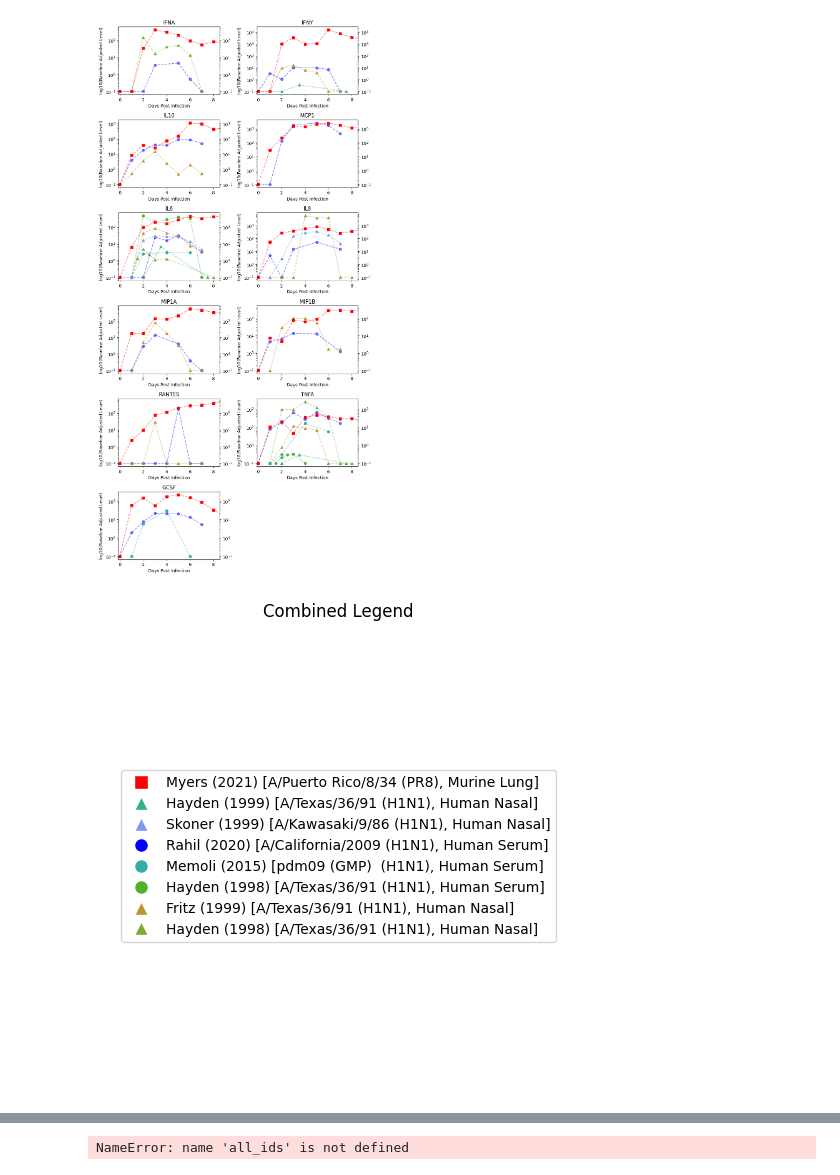
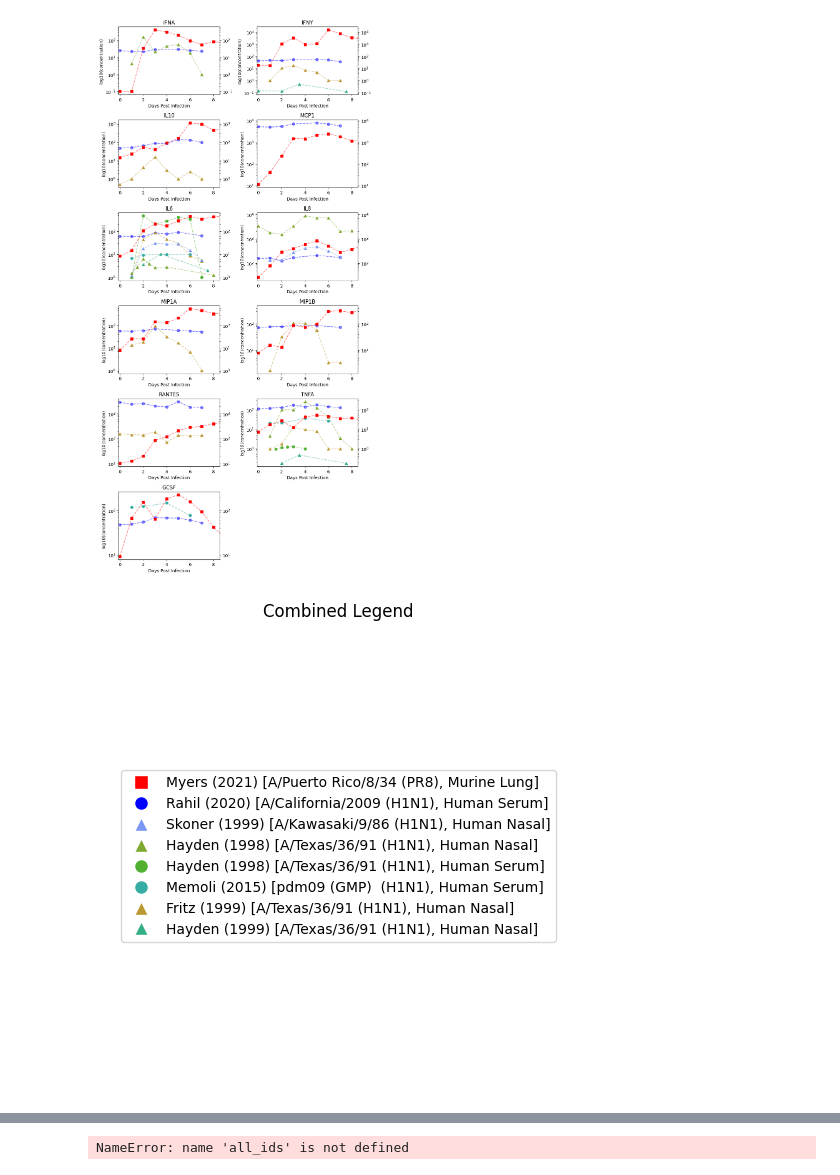
Before and after one commit to DoctorGoose/VirtualPatient, a Jupyter notebook: python/Patient_Generator.ipynb, the cells around one changed output, grey strips where cells are left out. Drawn from its saved outputs; the diff is of its cells as text; code cells hidden in the pictures.

```diff
--- a/python/Patient_Generator.ipynb
+++ b/python/Patient_Generator.ipynb
@@ -55,7 +56,7 @@ human_states = ['vRNA', 'V', 'TSS', 'OT', 'URS', 'LRS', 'SS', 'IFNA', 'IL6', 'IL
 df_Human_selected = df_Human[df_Human['State'].isin(human_states)]
 df_Human_selected = df_Human_selected[['DAY', 'State', 'Metric', 'Value', 'Sample', 'Source', 'Patients', 'Strain', 'HN', 'Condition']]
 # %%
-# Replace zeros with ones in the value column to handle log space
+# Viral Titer Plotting
 df_Human_selected['Value'] = df_Human_selected['Value'].replace(0, 1)
 
 # Function to create label based on condition
@@ -71,7 +72,10 @@ unique_combinations = df_Human_selected[['Source', 'Strain', 'HN', 'Condition']]
 all_combinations = unique_combinations.apply(create_label, axis=1)
 
 # Add Rahil (2020) to the combinations
-all_combinations = pd.concat([all_combinations, pd.Series('Rahil (2020)')])
+#all_combinations = pd.concat([all_combinations, pd.Series('Rahil (2020)')])
+
+# Add Myers (2021) to the combinations
+#all_combinations = pd.concat([all_combinations, pd.Series('Myers (2020)')])
 
 colors = sns.color_palette("husl", len(all_combinations))
 
@@ -82,7 +86,7 @@ fig, ax1 = plt.subplots(figsize=(12, 8))
 ax1.set_xlabel('Days Post Infection')
 ax1.set_ylabel('Virus Measurements (log scale)')
 ax1.set_yscale('log')
-ax1.set_ylim(10**0, 10**6)
+ax1.set_ylim(10**0, 10**7)
 
 for index, row in unique_combinations.iterrows():
     source, strain, HN, condition = row['Source'], row['Strain'], row['HN'], row['Condition']
@@ -122,12 +126,10 @@ for index, row in unique_combinations.iterrows():
     if not TCID50_data.empty:
         ax1.plot(TCID50_data['DAY'], TCID50_data['Value'], label=source_strain_condition, marker='o', color=combination_color[source_strain_condition], linestyle='--', alpha=0.5)
 # Plot Rahil vRNA data
-ax1.plot(df_Rahil_mean.index, df_Rahil_mean['V'], label='Rahil (2020) [A/California/2009 (H1N1)]', marker='^', color=combination_color['Rahil (2020)'], linestyle='--', alpha=0.5)
+ax1.plot(df_Rahil_mean.index, df_Rahil_mean['V'], label='Rahil (2020) [A/California/2009 (H1N1)]', marker='^', color='b', linestyle='--', alpha=0.5)
+ax1.plot(df_Murine_mean.index, df_Murine_mean['V'], label='Myers (2021) [A/Puerto Rico/8/34 (PR8), Murine Lung]', marker='o', color='r', linestyle='--', alpha=0.5)
 
-# Create a standalone legend
 handles, labels = ax1.get_legend_handles_labels()
-
-# Remove duplicates from handles and labels
 unique_handles_labels = dict(zip(labels, handles))
 labels, handles = zip(*unique_handles_labels.items())
 
@@ -180,7 +182,7 @@ additional_sources = []
 for source, sample in unique_sources.values:
     additional_sources.append((source, sample))
 
-def plot_state(state, ax1, ax2, legend_entries, normalize=False):
+def plot_state(state, ax1, ax2, legend_entries, normalize=False, background=False):
     murine_state = state
     if state == 'GCSF':
         murine_state = 'GMCSF'
@@ -193,6 +195,13 @@ def plot_state(state, ax1, ax2, legend_entries, normalize=False):
     else:
         rahil_scale = 1.0
         murine_scale = 1.0
+
+    if background:
+        rahil_back = df_Rahil_mean[state].iloc[0] if state in df_Rahil_mean.columns else 0.0
+        murine_back = df_Murine_mean[murine_state].iloc[0] if murine_state in df_Murine_mean.columns else 0.0
+    else:
+        rahil_back = 0.0
+        murine_back = 0.0
 
     # Plot Rahil data
     problematic_points = {
@@ -214,8 +223,8 @@ def plot_state(state, ax1, ax2, legend_entries, normalize=False):
         return df_filtered
 
     df_working = filter_problematic_points(df_Rahil_mean, state)
-    ax1.scatter(df_working.index, np.maximum(df_working[state] - rahil_scale, 0.1), label='Rahil (2020)', color='blue', alpha=0.5, marker='o')
-    ax1.plot(df_working.index, np.maximum(df_working[state] - rahil_scale, 0.1), color='blue', linestyle='--', alpha=0.5)
+    ax1.scatter(df_working.index, np.maximum((df_working[state] - rahil_back), 0.1)/rahil_scale, label='Rahil (2020)', color='blue', alpha=0.5, marker='o')
+    ax1.plot(df_working.index, np.maximum(df_working[state] - rahil_back, 0.1)/rahil_scale, color='blue', linestyle='--', alpha=0.5)
     legend_entries.add(('Rahil (2020) [A/California/2009 (H1N1), Human Serum]', 'o', 'blue'))
 
     # Plot Human data
@@ -232,10 +241,15 @@ def plot_state(state, ax1, ax2, legend_entries, normalize=False):
             if normalize and state != 'CD8TE':
                 human_scale = human_data['Value'].iloc[0]
             else:
-                human_scale = 0.0
+                human_scale = 1.0
 
-            ax1.scatter(human_data['DAY'], np.maximum(human_data['Value'] - human_scale, 0.1), label=label, marker=marker, color=color)
-            ax1.plot(human_data['DAY'], np.maximum(human_data['Value'] - human_scale, 0.1), linestyle='--', color=color, alpha=0.5)
+            if background and state != 'CD8TE':
+                human_back = human_data['Value'].iloc[0]
+            else:
+                human_back = 0.0
+
+            ax1.scatter(human_data['DAY'], np.maximum(human_data['Value'] - human_back, 0.1)/human_scale, label=label, marker=marker, color=color)
+            ax1.plot(human_data['DAY'], np.maximum(human_data['Value'] - human_back, 0.1)/human_scale, linestyle='--', color=color, alpha=0.5)
             legend_entries.add((label, marker, color))
 
     # Plot Murine data
@@ -246,42 +260,40 @@ def plot_state(state, ax1, ax2, legend_entries, normalize=False):
 
 states = ['IFNA', 'IFNY', 'IL10', 'MCP1', 'IL6', 'IL8', 'MIP1A', 'MIP1B', 'RANTES', 'TNFA', 'GCSF']
 legend_entries = set()
-
-# Calculate the number of subplots needed
 num_states = len(states)
 ncols = 2
 nrows = int(np.ceil(num_states / ncols))
 fig, axes = plt.subplots(nrows, ncols, figsize=(9, 18))
 axes = axes.flatten()
 
 for idx, state in enumerate(states):
     ax1 = axes[idx]
     ax2 = ax1.twinx()
     ax1.set_xlabel('Days Post Infection')
     ax1.set_xlim([-0.1, 8.5])
-    ax1.set_ylabel('log10(Baseline Adjusted Level)')
+    ax1.set_ylabel('log10(concentration)')
     ax1.set_yscale('log')
-    plot_state(state, ax1, ax2, legend_entries, normalize=True)
+    plot_state(state, ax1, ax2, legend_entries, normalize=False, background=False)
     ax2.set_ylim(ax1.get_ylim())
     ax2.set_yscale('log')
     ax1.set_title(f'{state}')
 
 for idx in range(len(states), len(axes)):
     fig.delaxes(axes[idx])
 plt.tight_layout()
 plt.show()
 
 fig, ax = plt.subplots(figsize=(6, 6))
 ax.axis('off')
 handles = []
 labels = []
 for label, marker, color in legend_entries:
     handles.append(plt.Line2D([0], [0], marker=marker, color='w', markerfacecolor=color, markersize=10, linestyle='None'))
     labels.append(label)
 
 ax.legend(handles, labels, loc='center')
 plt.title('Combined Legend')
 plt.show()
 # %% [output]
-[figure, old version]
+[figure, new version]
-[figure, old version]
+[figure, new version]
```
Also changed, not shown: parts of 6 cells of this notebook, 3 other files.
